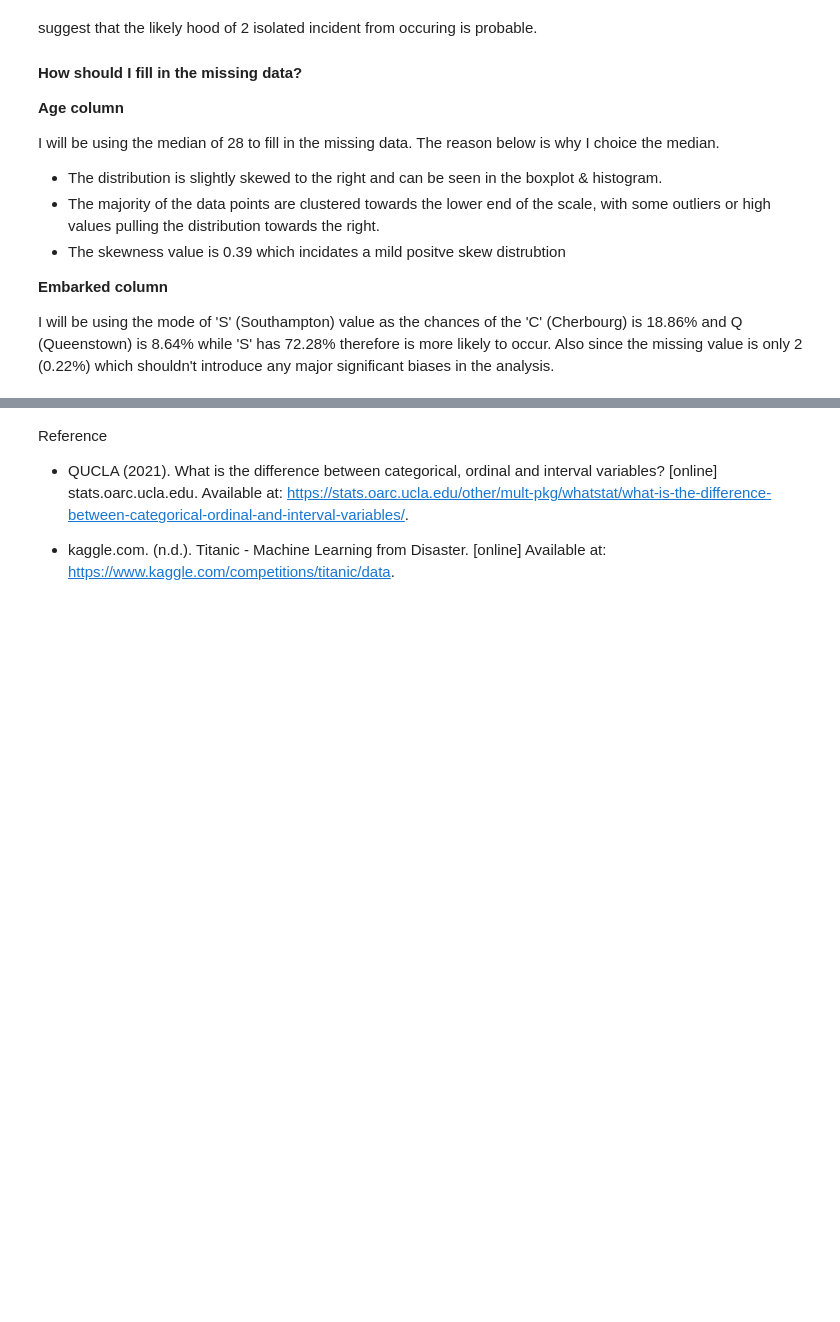
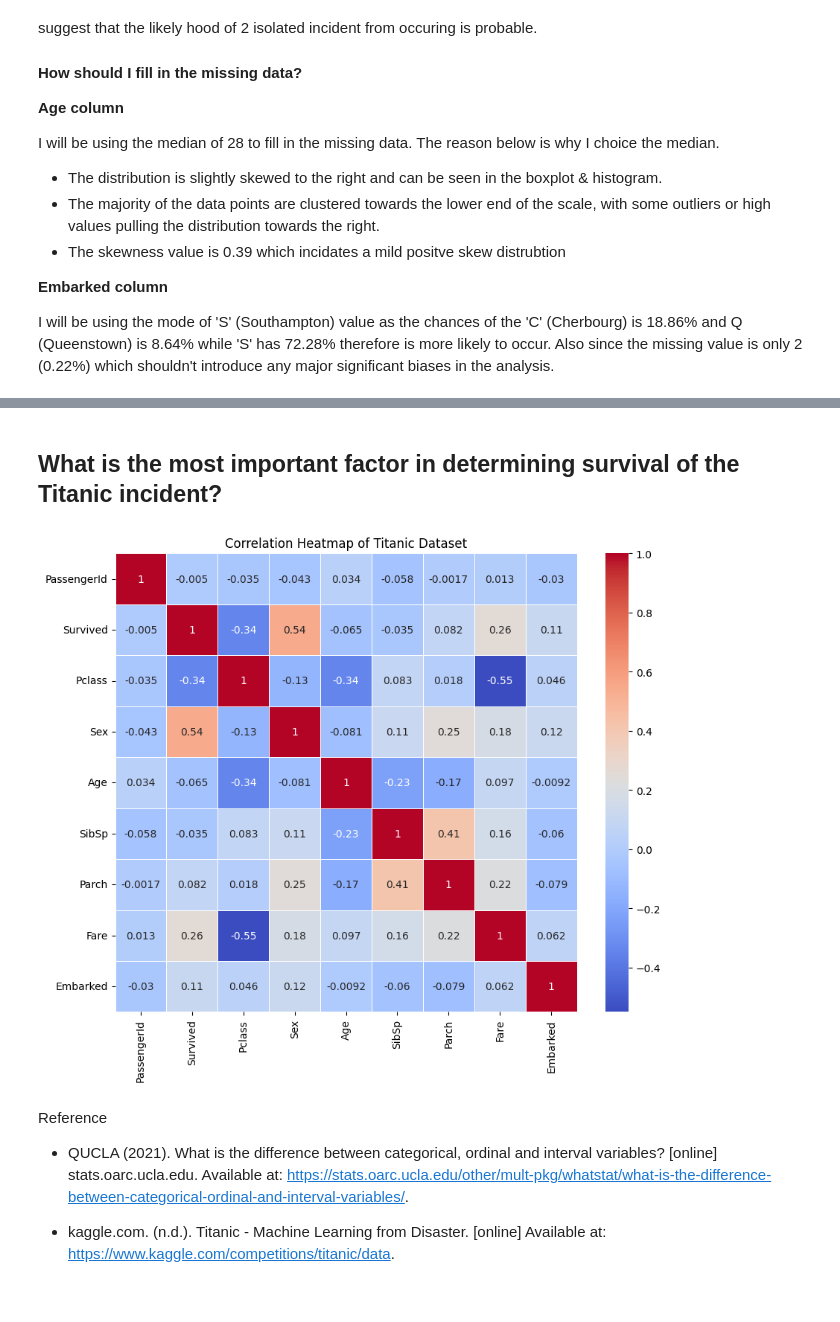
Before and after one commit to SalAbdiaziz01/Exploratory-Data-Analysis-Titanic, a Jupyter notebook: Exploratory Data Analysis.ipynb, the cells around one changed output, grey strips where cells are left out. Saved outputs shown, nothing was run; the diff lists cells and outputs as text; code cells hidden in the pictures; blank space fills up the shorter version.

```diff
--- a/Exploratory Data Analysis.ipynb
+++ b/Exploratory Data Analysis.ipynb
@@ -600,7 +599,8 @@ Also since the missing value is only 2 (0.22%) which shouldn't introduce any maj
 #Replacing the missing value in age with value from 'median_age'
 df_titanic['Age'].fillna(median_age, inplace=True)
 
-#Replacing the missing value in embarked
+#Replacing the missing value in embarked with value 'S'
+df_titanic['Embarked'].fillna('S', inplace=True)
 # %% [output]
 A value is trying to be set on a copy of a DataFrame or Series through chained assignment using an inplace method.
 The behavior will change in pandas 3.0. This inplace method will never work because the intermediate object on which we are setting values always behaves as a copy.
@@ -609,3 +617,26 @@ For example, when doing 'df[col].method(value, inplace=True)', try using 'df.met
+# %% [markdown]
+## What is the most important factor in determining survival of the Titanic incident?
+# %%
+# Convert categorical variables to numerical as you can't have strings in the heatmap in seaborn
+df_titanic['Sex'] = df_titanic['Sex'].map({
+    'male':0,
+    'female':1
+})
+
+df_titanic['Embarked'] = df_titanic['Embarked'].map({
+    'S':0,
+    'C':1,
+    'Q':2
+})
+
+
+# Create a heatmap to visualize correlations
+plt.figure(figsize=(10, 8))
+sns.heatmap(df_titanic.corr(), annot=True, cmap='coolwarm', linewidths=0.5)
+plt.title('Correlation Heatmap of Titanic Dataset')
+plt.show()
+# %% [output]
+[figure, added]
 # %% [markdown]
 Reference
 
```
Also changed, not shown: parts of 1 cell of this notebook.
